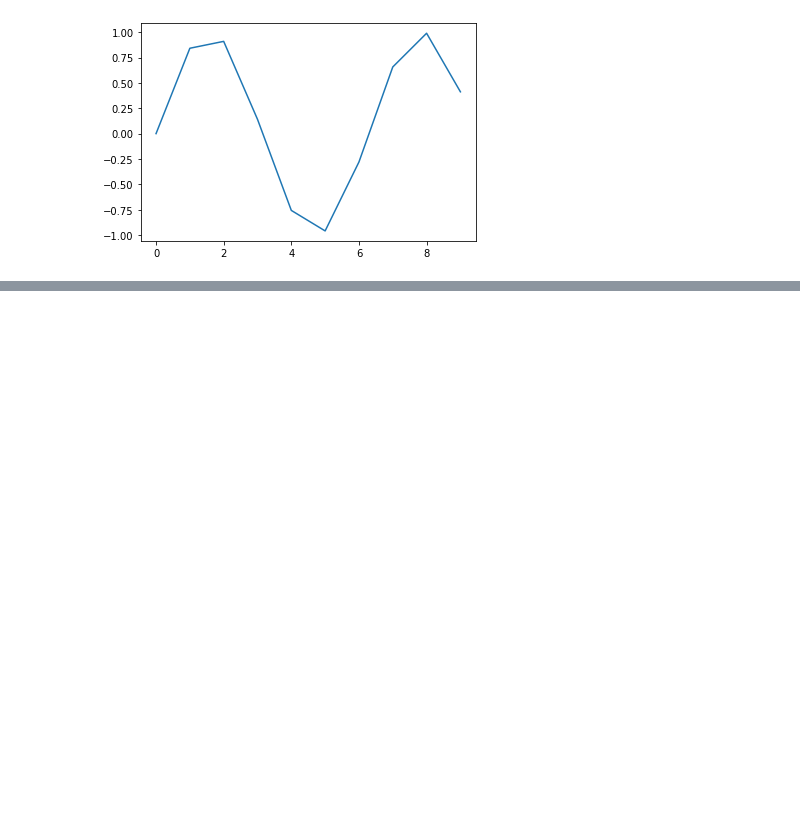
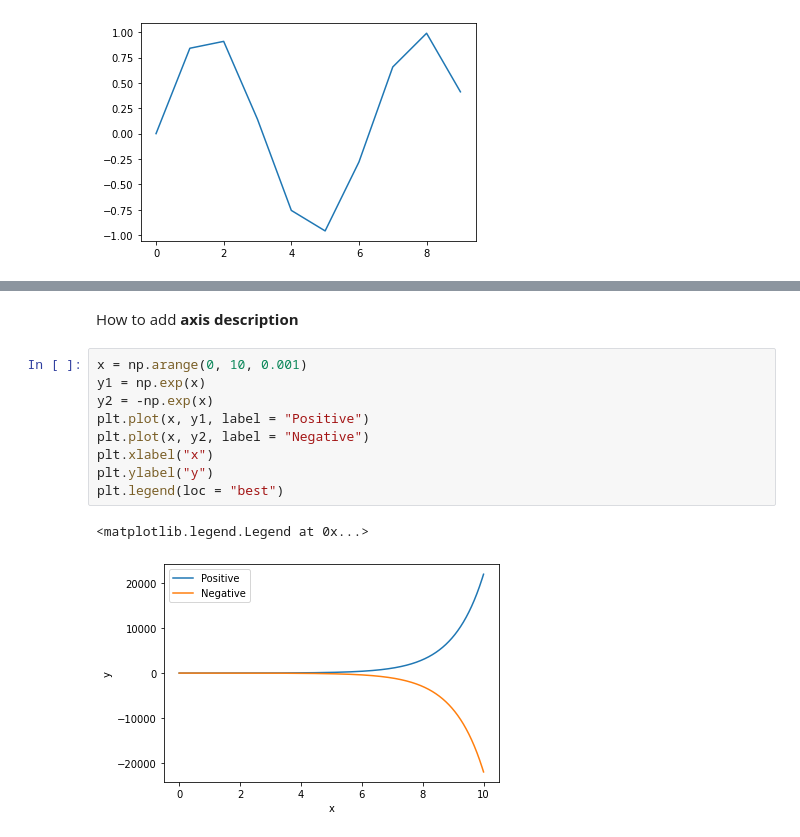
Before and after one commit to JaeKyunKo/Engineering_Department_Tutoring, a Jupyter notebook: Tutoring_Matplotlib.ipynb, the cells around one changed output, grey strips where cells are left out. Drawn from its saved outputs; the diff is of its cells as text; blank space fills up the shorter version.

```diff
--- a/Tutoring_Matplotlib.ipynb
+++ b/Tutoring_Matplotlib.ipynb
@@ -50,0 +78,14 @@ plt.show()
+# %% [markdown]
+How to add **axis description**
+# %%
+x = np.arange(0, 10, 0.001)
+y1 = np.exp(x)
+y2 = -np.exp(x)
+plt.plot(x, y1, label = "Positive")
+plt.plot(x, y2, label = "Negative")
+plt.xlabel("x")
+plt.ylabel("y")
+plt.legend(loc = "best")
+# %% [output]
+<matplotlib.legend.Legend at 0x...>
+[figure, added]
```
Also changed, not shown: parts of 10 cells of this notebook.
